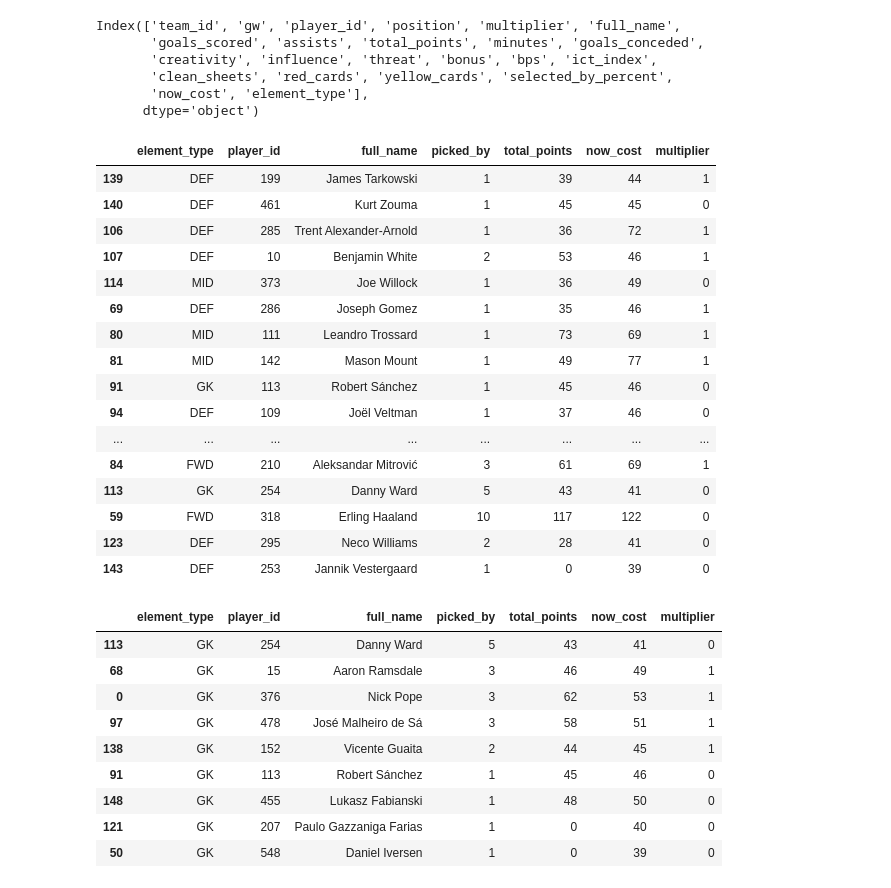
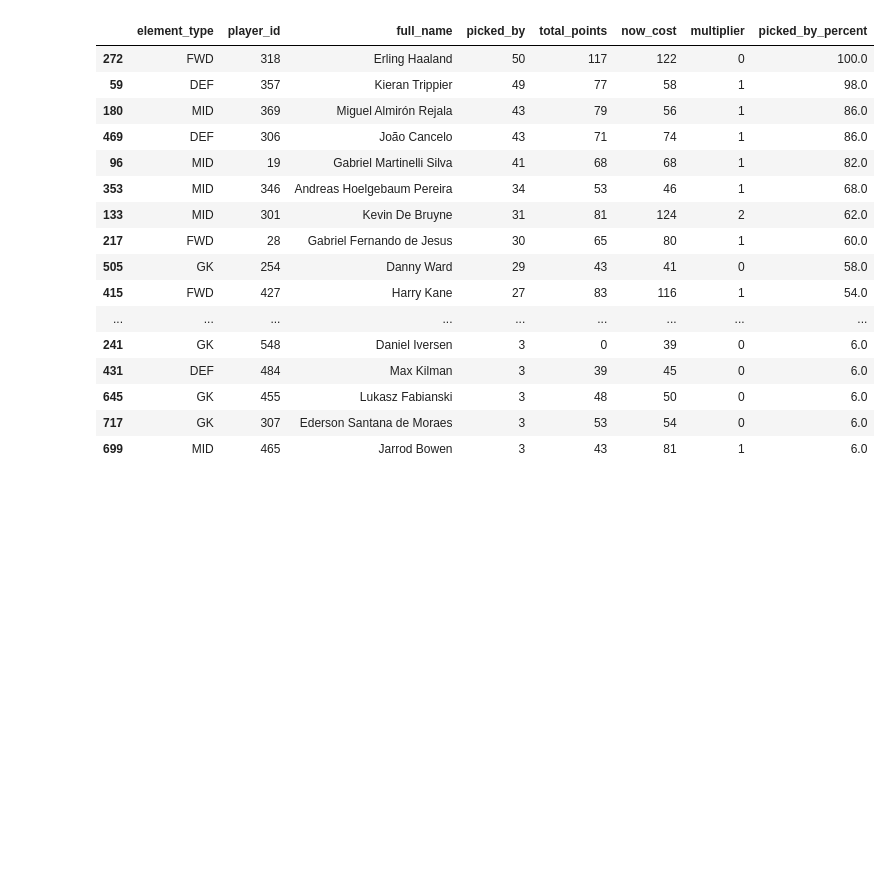
Before and after one commit to antoniaelek/fantasy-premier-league, a Jupyter notebook: notebooks/managers.ipynb, the cells around one changed output. Drawn from its saved outputs; the diff is of its cells as text; code cells hidden in the pictures; blank space fills up the shorter version.

```diff
--- a/notebooks/managers.ipynb
+++ b/notebooks/managers.ipynb
@@ -129,6 +245,6 @@ if len(CURR_GW_OBJS) == 0:
     CURR_GW_OBJS = DATA['events']
 CURR_GW = CURR_GW_OBJS[-1]['id']
 OVERALL_LEAGUE_ID = 314
-TOP_N = 10
+TOP_N = 50
 BASE_PATH = './../scraper/'
 SEASON = '2022-23'
@@ -152,46 +251,27 @@ df
-# %%
-df.columns
-# %% [output]
-Index(['team_id', 'gw', 'player_id', 'position', 'multiplier', 'full_name',
-       'goals_scored', 'assists', 'total_points', 'minutes', 'goals_conceded',
-       'creativity', 'influence', 'threat', 'bonus', 'bps', 'ict_index',
-       'clean_sheets', 'red_cards', 'yellow_cards', 'selected_by_percent',
-       'now_cost', 'element_type'],
-      dtype='object')
 # %%
+df = get_top_picks_df(base_path=BASE_PATH, season=SEASON, overallLeagueID=OVERALL_LEAGUE_ID, top_n=TOP_N, curr_gw=CURR_GW)
 df['picked_by'] = df['player_id'].apply(lambda x: (df['player_id'] == x).sum())
 df = df[['element_type','player_id','full_name','picked_by','total_points','now_cost','multiplier']]
 df = df.drop_duplicates(subset='player_id', keep="last")
+df['picked_by_percent'] = df['picked_by']*100/TOP_N
+df = df[df.picked_by_percent >= 5]
-# %%
-df
-# %% [output]
-|  | element_type | player_id | full_name | picked_by | total_points | now_cost | multiplier |
-| 139 | DEF | 199 | James Tarkowski | 1 | 39 | 44 | 1 |
-| 140 | DEF | 461 | Kurt Zouma | 1 | 45 | 45 | 0 |
-| 106 | DEF | 285 | Trent Alexander-Arnold | 1 | 36 | 72 | 1 |
-| 107 | DEF | 10 | Benjamin White | 2 | 53 | 46 | 1 |
-| 114 | MID | 373 | Joe Willock | 1 | 36 | 49 | 0 |
-| 69 | DEF | 286 | Joseph Gomez | 1 | 35 | 46 | 1 |
-| 80 | MID | 111 | Leandro Trossard | 1 | 73 | 69 | 1 |
-| 81 | MID | 142 | Mason Mount | 1 | 49 | 77 | 1 |
-| 91 | GK | 113 | Robert Sánchez | 1 | 45 | 46 | 0 |
-| 94 | DEF | 109 | Joël Veltman | 1 | 37 | 46 | 0 |
-| ... | ... | ... | ... | ... | ... | ... | ... |
-| 84 | FWD | 210 | Aleksandar Mitrović | 3 | 61 | 69 | 1 |
-| 113 | GK | 254 | Danny Ward | 5 | 43 | 41 | 0 |
-| 59 | FWD | 318 | Erling Haaland | 10 | 117 | 122 | 0 |
-| 123 | DEF | 295 | Neco Williams | 2 | 28 | 41 | 0 |
-| 143 | DEF | 253 | Jannik Vestergaard | 1 | 0 | 39 | 0 |
 # %%
-df[df.element_type == 'GK'].sort_values(by="picked_by", ascending=False, inplace=False)
+df.sort_values(by="picked_by_percent", ascending=False, inplace=False)
 # %% [output]
-|  | element_type | player_id | full_name | picked_by | total_points | now_cost | multiplier |
-| 113 | GK | 254 | Danny Ward | 5 | 43 | 41 | 0 |
-| 68 | GK | 15 | Aaron Ramsdale | 3 | 46 | 49 | 1 |
-| 0 | GK | 376 | Nick Pope | 3 | 62 | 53 | 1 |
-| 97 | GK | 478 | José Malheiro de Sá | 3 | 58 | 51 | 1 |
-| 138 | GK | 152 | Vicente Guaita | 2 | 44 | 45 | 1 |
-| 91 | GK | 113 | Robert Sánchez | 1 | 45 | 46 | 0 |
-| 148 | GK | 455 | Lukasz Fabianski | 1 | 48 | 50 | 0 |
-| 121 | GK | 207 | Paulo Gazzaniga Farias | 1 | 0 | 40 | 0 |
-| 50 | GK | 548 | Daniel Iversen | 1 | 0 | 39 | 0 |
+|  | element_type | player_id | full_name | picked_by | total_points | now_cost | multiplier | picked_by_percent |
+| 272 | FWD | 318 | Erling Haaland | 50 | 117 | 122 | 0 | 100.0 |
+| 59 | DEF | 357 | Kieran Trippier | 49 | 77 | 58 | 1 | 98.0 |
+| 180 | MID | 369 | Miguel Almirón Rejala | 43 | 79 | 56 | 1 | 86.0 |
+| 469 | DEF | 306 | João Cancelo | 43 | 71 | 74 | 1 | 86.0 |
+| 96 | MID | 19 | Gabriel Martinelli Silva | 41 | 68 | 68 | 1 | 82.0 |
+| 353 | MID | 346 | Andreas Hoelgebaum Pereira | 34 | 53 | 46 | 1 | 68.0 |
+| 133 | MID | 301 | Kevin De Bruyne | 31 | 81 | 124 | 2 | 62.0 |
+| 217 | FWD | 28 | Gabriel Fernando de Jesus | 30 | 65 | 80 | 1 | 60.0 |
+| 505 | GK | 254 | Danny Ward | 29 | 43 | 41 | 0 | 58.0 |
+| 415 | FWD | 427 | Harry Kane | 27 | 83 | 116 | 1 | 54.0 |
+| ... | ... | ... | ... | ... | ... | ... | ... | ... |
+| 241 | GK | 548 | Daniel Iversen | 3 | 0 | 39 | 0 | 6.0 |
+| 431 | DEF | 484 | Max Kilman | 3 | 39 | 45 | 0 | 6.0 |
+| 645 | GK | 455 | Lukasz Fabianski | 3 | 48 | 50 | 0 | 6.0 |
+| 717 | GK | 307 | Ederson Santana de Moraes | 3 | 53 | 54 | 0 | 6.0 |
+| 699 | MID | 465 | Jarrod Bowen | 3 | 43 | 81 | 1 | 6.0 |
```
Also changed, not shown: parts of 9 cells of this notebook, 3 other files.
